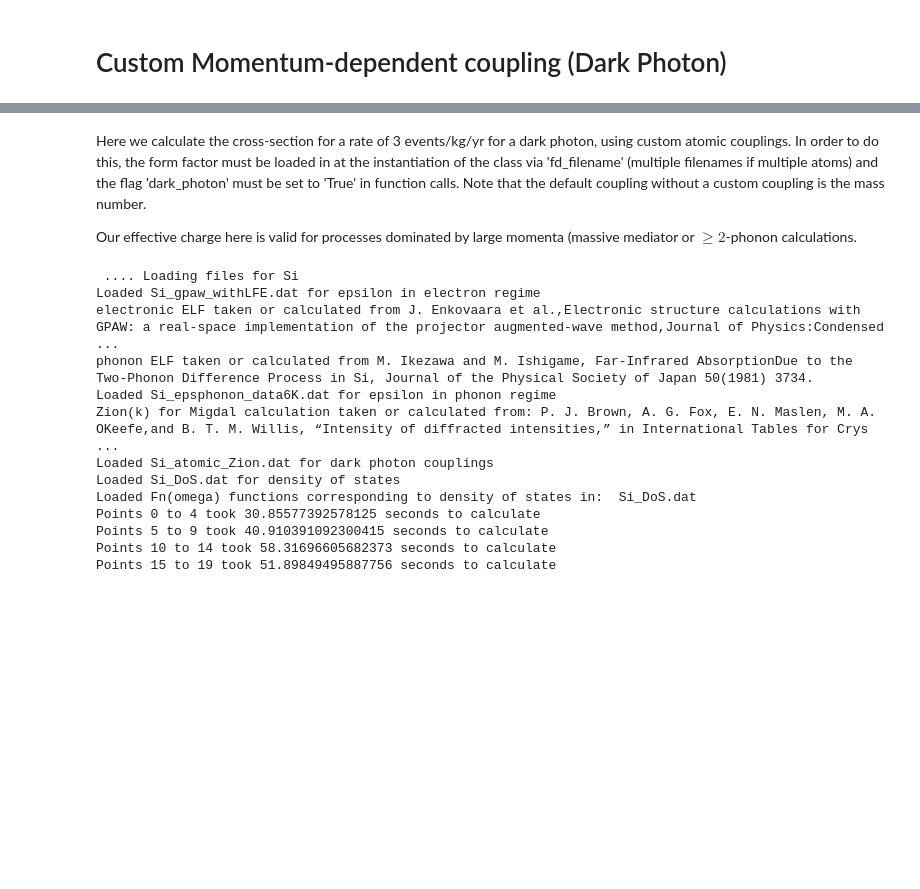
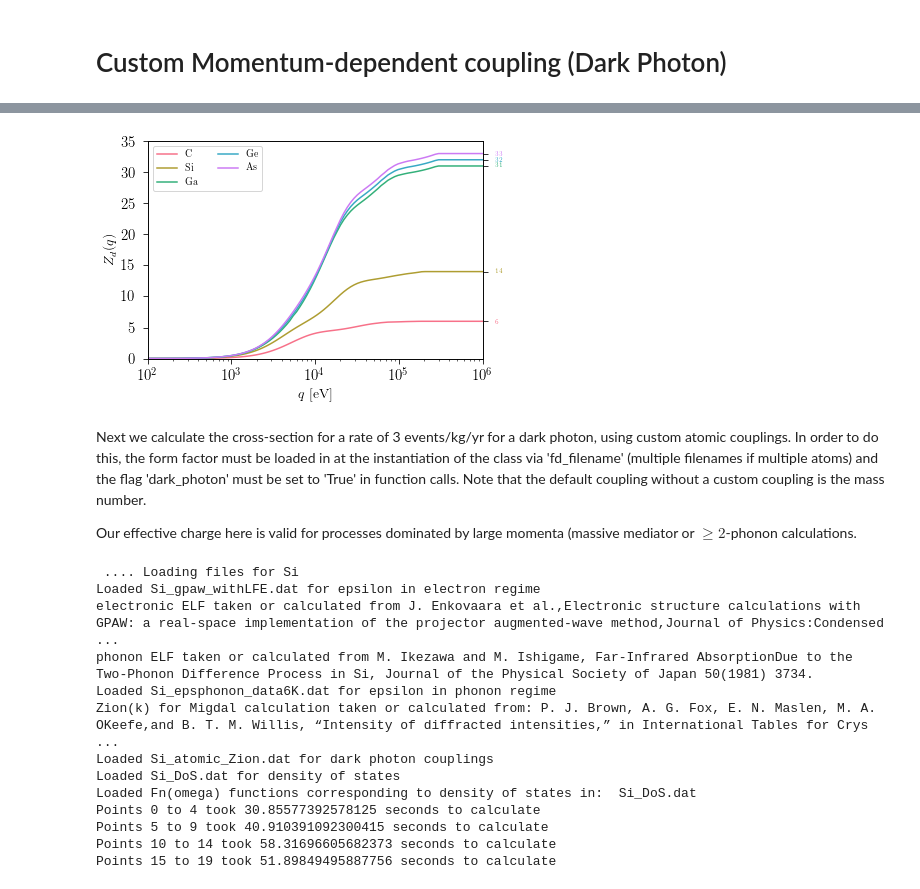
Before and after one commit to tongylin/DarkELF, a Jupyter notebook: examples/darkelf_multiphonons.ipynb, the cells around one changed output, grey strips where cells are left out. Drawn from its saved outputs; the diff is of its cells as text; code cells hidden in the pictures; blank space fills up the shorter version.

Commit message:
merged in effective charge plot

```diff
--- a/examples/darkelf_multiphonons.ipynb
+++ b/examples/darkelf_multiphonons.ipynb
@@ -79,6 +80,10 @@ gaas = darkelf(target='GaAs')
 print("------")
 si = darkelf(target='Si')
 print("------")
+ge = darkelf(target='Ge')
+print("------")
+diamond = darkelf(target='C')
+print("------")
 # %% [output]
  .... Loading files for GaAs
 Loaded GaAs_mermin.dat for epsilon in electron regime
@@ -245,5 +254,39 @@ plt.savefig(plotdir+"gaas_massive_rates.pdf",bbox_inches='tight')
+# %%
+colors = sns.color_palette("husl", 5)
+
+qrange=np.logspace(2,6,100)
+
+si_fd=si.fd_darkphoton(qrange)
+ge_fd=ge.fd_darkphoton(qrange)
+ga_fd=gaas.fd_darkphoton[0](qrange)
+as_fd=gaas.fd_darkphoton[1](qrange)
+diamond_fd=diamond.fd_darkphoton(qrange)
+
+fig, ax1 = plt.subplots()
+ax2 = ax1.twinx()
+
+ax1.plot(qrange,diamond_fd,label="C", color=colors[0])
+ax1.plot(qrange,si_fd,label="Si", color=colors[1])
+ax1.plot(qrange,ga_fd,label="Ga", color=colors[2])
+ax1.plot(qrange,ge_fd,label="Ge", color=colors[3])
+ax1.plot(qrange,as_fd,label="As", color=colors[4])
+
+ax1.set_xlim(100,1e6)
+ax1.set_ylim(0,35)
+ax2.set_ylim(0,35)
+ax2.set_yticks([6,14,31,32,33])
+ax2.tick_params(direction='out', labelsize=6)
+ax1.set_xscale("log")
+ax1.legend(ncol=2,fontsize=10)
+ax1.set_xlabel(r"$q$ [eV]")
+ax1.set_ylabel(r"$Z_d(q)$")
+
+for ticklabel, tickcolor in zip(ax2.get_yticklabels(), colors):
+    ticklabel.set_color(tickcolor)
+# %% [output]
+[figure, added]
 # %% [markdown]
-Here we calculate the cross-section for a rate of 3 events/kg/yr for a dark photon, using custom atomic couplings. In order to do this, the form factor must be loaded in at the instantiation of the class via 'fd_filename' (multiple filenames if multiple atoms) and the flag 'dark_photon' must be set to 'True' in function calls. Note that the default coupling without a custom coupling is the mass number.
+Next we calculate the cross-section for a rate of 3 events/kg/yr for a dark photon, using custom atomic couplings. In order to do this, the form factor must be loaded in at the instantiation of the class via 'fd_filename' (multiple filenames if multiple atoms) and the flag 'dark_photon' must be set to 'True' in function calls. Note that the default coupling without a custom coupling is the mass number.
 
 Our effective charge here is valid for processes dominated by large momenta (massive mediator or $\geq2$-phonon calculations.
 # %%
```
Also changed, not shown: parts of 5 cells of this notebook.
